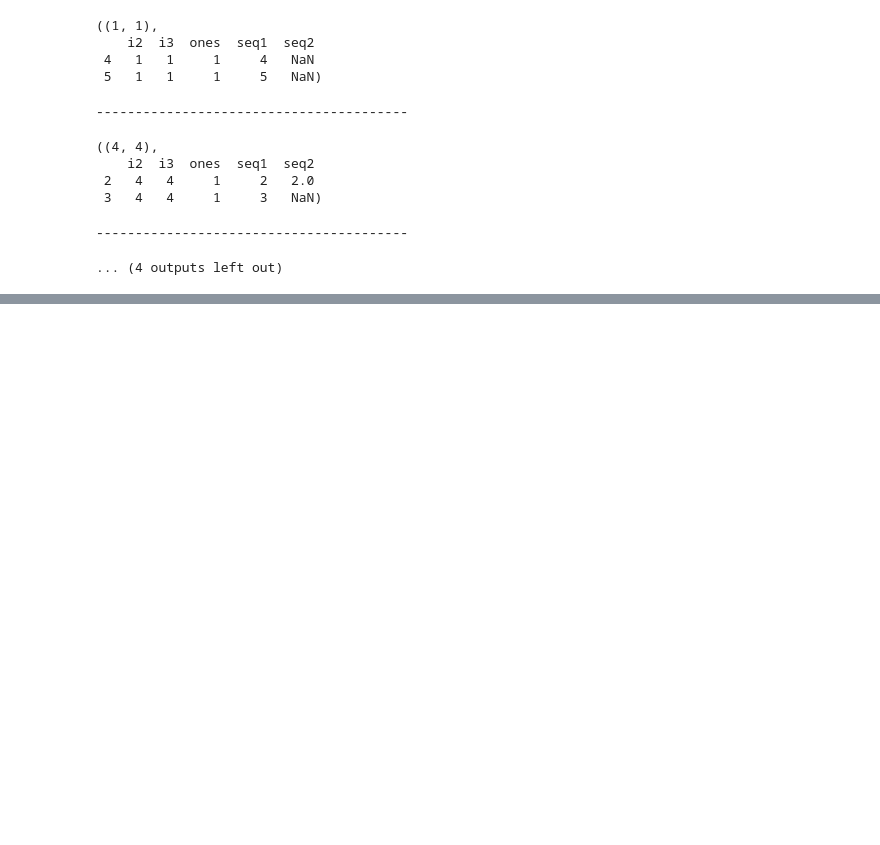
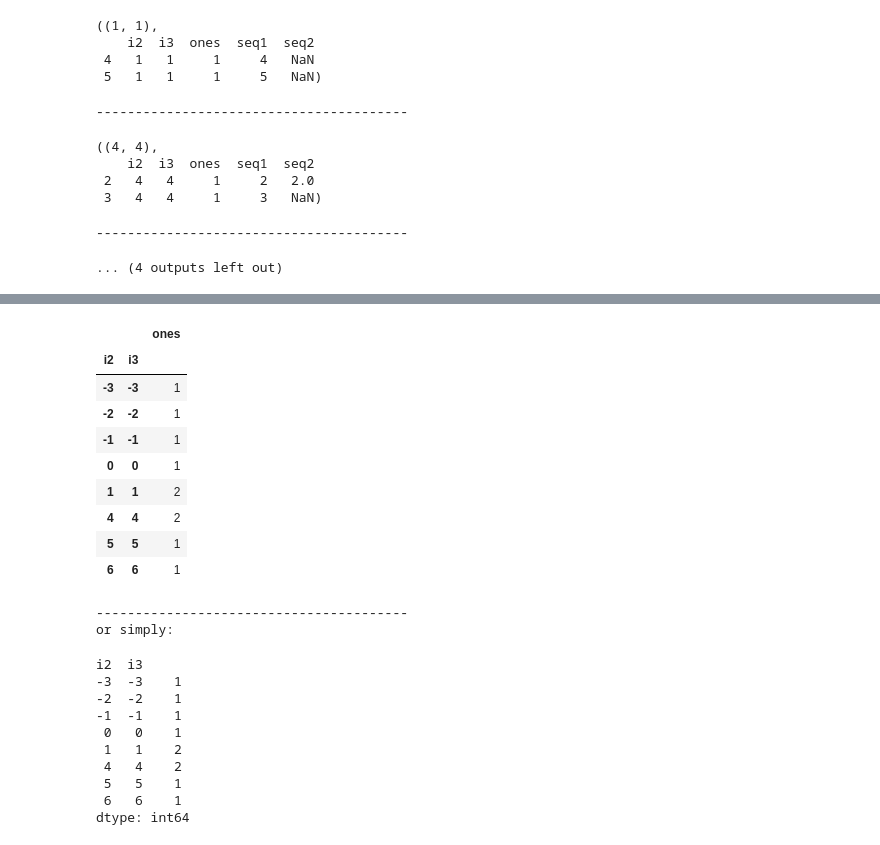
Before and after one commit to lselector/python_tutorials, a Jupyter notebook: c02_Pandas2.ipynb, the cells around one changed output, grey strips where cells are left out. Drawn from its saved outputs; the diff is of its cells as text; code cells hidden in the pictures; blank space fills up the shorter version.

Commit message:
mmore count() vs size() examples

```diff
--- a/c02_Pandas2.ipynb
+++ b/c02_Pandas2.ipynb
@@ -1365,0 +1380,36 @@ for grp in aa.groupby(['i2','i3']):
+# %%
+# count() is a method for a pd.Series or pd.DataFrame
+# so it can be used as:
+#   df.groupby(...).count()
+# but (for some reason) it can not be used inside apply() or agg()
+# ERROR: aa.groupby(['i2','i3']).apply(count)
+# ERROR: aa.groupby(['i2','i3']).agg({'ones':count})
+#
+# you should use np.size instead
+
+display(aa.groupby(['i2','i3']).agg({'ones':np.size}))
+print("-"*40, "\nor simply:")
+display(aa.groupby(['i2','i3']).size())
+# %% [output]
+|  |  | ones |
+| i2 | i3 |  |
+| -3 | -3 | 1 |
+| -2 | -2 | 1 |
+| -1 | -1 | 1 |
+| 0 | 0 | 1 |
+| 1 | 1 | 2 |
+| 4 | 4 | 2 |
+| 5 | 5 | 1 |
+| 6 | 6 | 1 |
+----------------------------------------
+or simply:
+i2  i3
+-3  -3    1
+-2  -2    1
+-1  -1    1
+ 0   0    1
+ 1   1    2
+ 4   4    2
+ 5   5    1
+ 6   6    1
+dtype: int64
```
Also changed, not shown: parts of 7 cells of this notebook.
